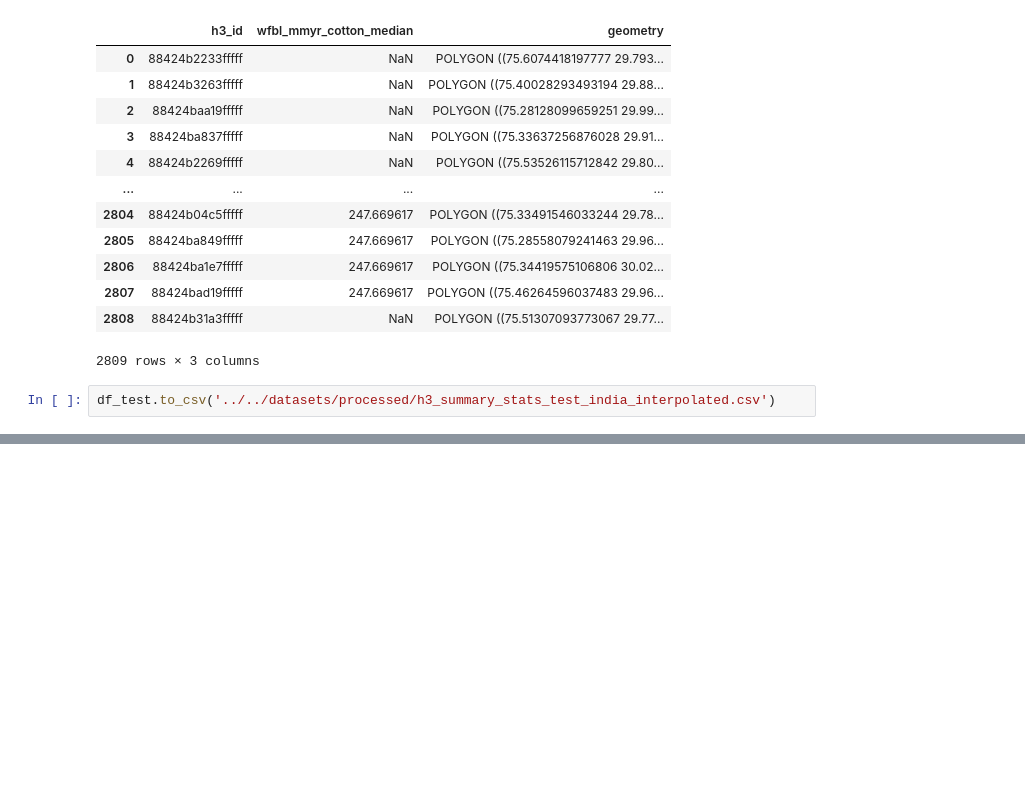
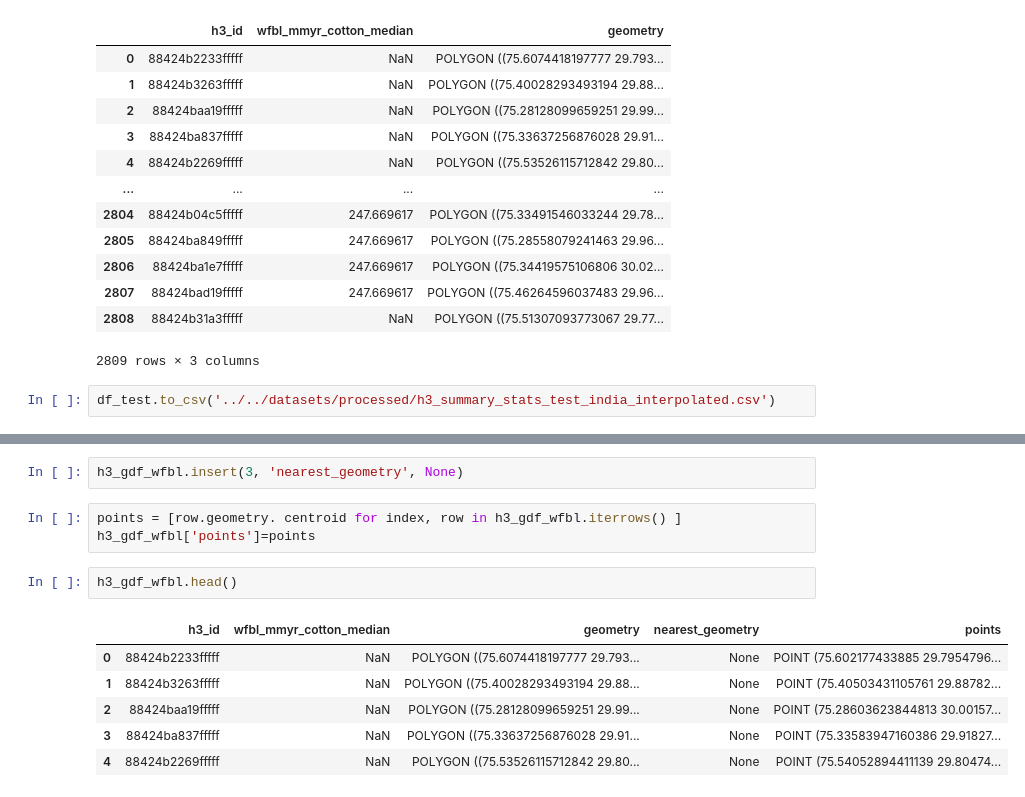
Before and after one commit to Vizzuality/landgriffon, a Jupyter notebook: data/notebooks/Lab/0_4_H3_data_processing.ipynb, the cells around one changed output, grey strips where cells are left out. Drawn from its saved outputs; the diff is of its cells as text; blank space fills up the shorter version.

```diff
--- a/data/notebooks/Lab/0_4_H3_data_processing.ipynb
+++ b/data/notebooks/Lab/0_4_H3_data_processing.ipynb
@@ -438,0 +445,14 @@ geo_json = [ {"type": "Feature",
+# %%
+h3_gdf_wfbl.insert(3, 'nearest_geometry', None)
+# %%
+points = [row.geometry. centroid for index, row in h3_gdf_wfbl.iterrows() ]
+h3_gdf_wfbl['points']=points
+# %%
+h3_gdf_wfbl.head()
+# %% [output]
+|  | h3_id | wfbl_mmyr_cotton_median | geometry | nearest_geometry | points |
+| 0 | 88424b2233fffff | NaN | POLYGON ((75.6074418197777 29.793... | None | POINT (75.602177433885 29.7954796... |
+| 1 | 88424b3263fffff | NaN | POLYGON ((75.40028293493194 29.88... | None | POINT (75.40503431105761 29.88782... |
+| 2 | 88424baa19fffff | NaN | POLYGON ((75.28128099659251 29.99... | None | POINT (75.28603623844813 30.00157... |
+| 3 | 88424ba837fffff | NaN | POLYGON ((75.33637256876028 29.91... | None | POINT (75.33583947160386 29.91827... |
+| 4 | 88424b2269fffff | NaN | POLYGON ((75.53526115712842 29.80... | None | POINT (75.54052894411139 29.80474... |
```
Also changed, not shown: parts of 10 cells of this notebook.
